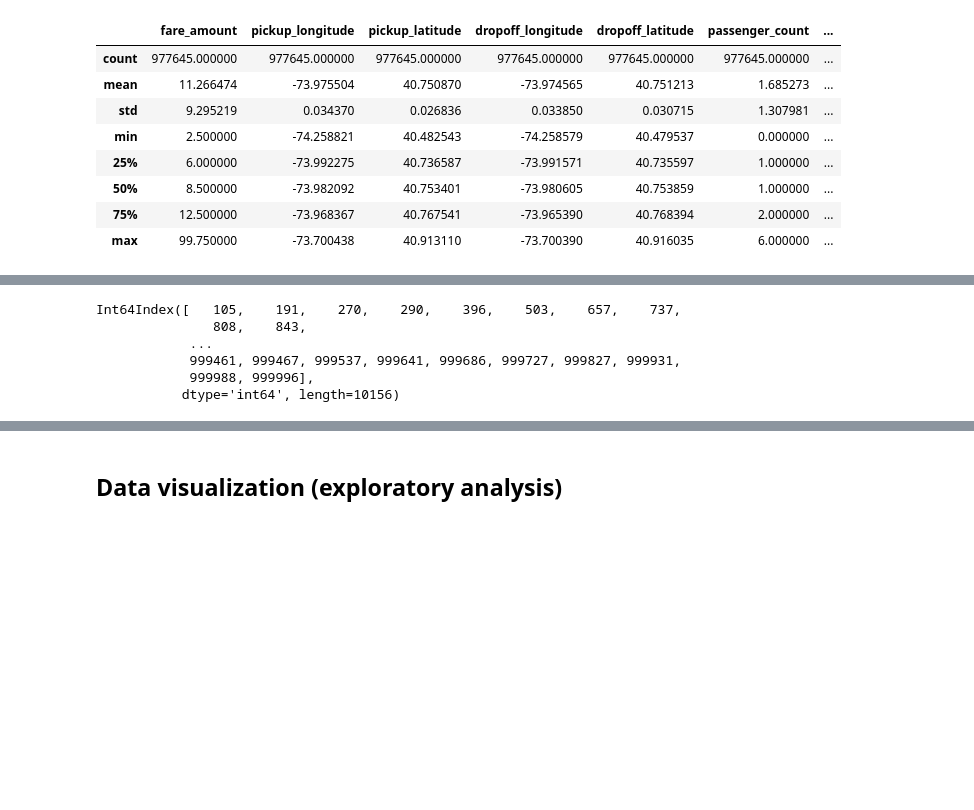
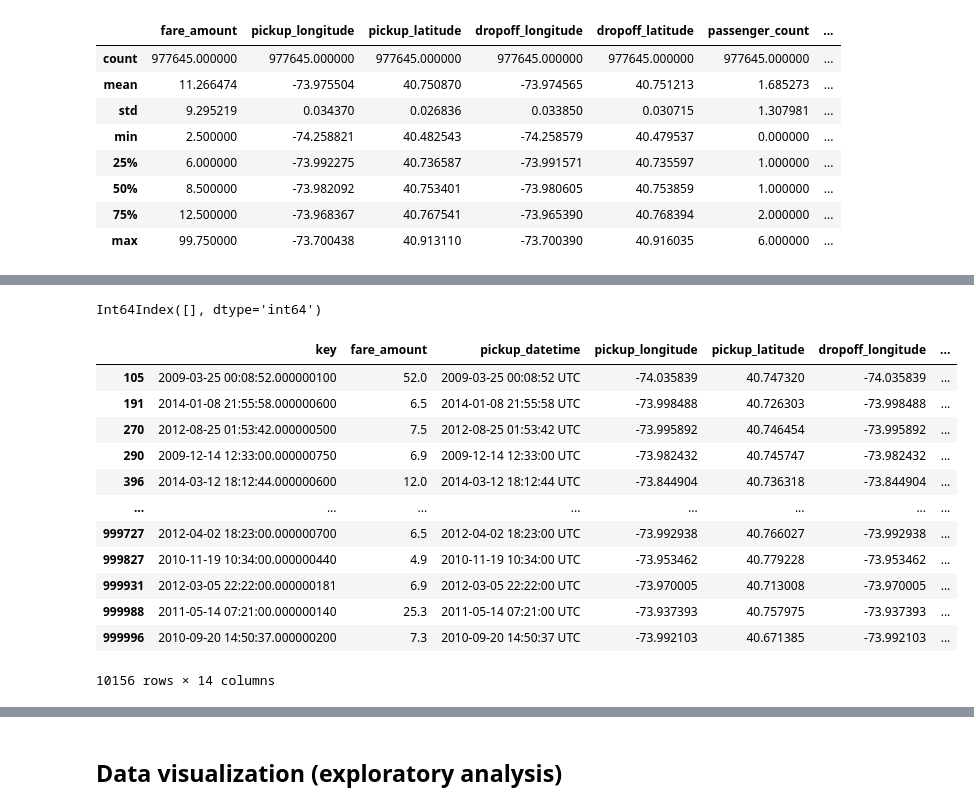
Before and after one commit to ana-rlopez/NYC_taxi_fare_prediction, a Jupyter notebook: NYTaxiFare_1_ExploratoryAnalysis_&_Preprocessing.ipynb, the cells around one changed output, grey strips where cells are left out. Drawn from its saved outputs; the diff is of its cells as text; code cells hidden in the pictures; blank space fills up the shorter version.

Commit message:
Changed distance method due to convengency warning, and fixed mistake of dropping certain distances equal to 0

```diff
--- a/NYTaxiFare_1_ExploratoryAnalysis_&_Preprocessing.ipynb
+++ b/NYTaxiFare_1_ExploratoryAnalysis_&_Preprocessing.ipynb
@@ -207,13 +191,26 @@ idx_distCaseB = train.index[ (train.distance != 0) &  ( (train.pickup_latitude =
+# %%
+#idx_distCaseB and idx_distCaseA seems empty, but there are distances of 0 (10156 rows)
+#so those have same pickup and dropoff coordinates
+idx_distCaseB
+# %% [output]
+Int64Index([], dtype='int64')
 # %%
-#also there seems not to be distances of 0
-train.index[train.distance == 0]
+
+train[train.distance == 0]
 # %% [output]
+|  | key | fare_amount | pickup_datetime | pickup_longitude | pickup_latitude | dropoff_longitude | ... |
+| 105 | 2009-03-25 00:08:52.000000100 | 52.0 | 2009-03-25 00:08:52 UTC | -74.035839 | 40.747320 | -74.035839 | ... |
+| 191 | 2014-01-08 21:55:58.000000600 | 6.5 | 2014-01-08 21:55:58 UTC | -73.998488 | 40.726303 | -73.998488 | ... |
+| 270 | 2012-08-25 01:53:42.000000500 | 7.5 | 2012-08-25 01:53:42 UTC | -73.995892 | 40.746454 | -73.995892 | ... |
+| 290 | 2009-12-14 12:33:00.000000750 | 6.9 | 2009-12-14 12:33:00 UTC | -73.982432 | 40.745747 | -73.982432 | ... |
+| 396 | 2014-03-12 18:12:44.000000600 | 12.0 | 2014-03-12 18:12:44 UTC | -73.844904 | 40.736318 | -73.844904 | ... |
+| ... | ... | ... | ... | ... | ... | ... | ... |
+| 999727 | 2012-04-02 18:23:00.000000700 | 6.5 | 2012-04-02 18:23:00 UTC | -73.992938 | 40.766027 | -73.992938 | ... |
+| 999827 | 2010-11-19 10:34:00.000000440 | 4.9 | 2010-11-19 10:34:00 UTC | -73.953462 | 40.779228 | -73.953462 | ... |
+| 999931 | 2012-03-05 22:22:00.000000181 | 6.9 | 2012-03-05 22:22:00 UTC | -73.970005 | 40.713008 | -73.970005 | ... |
+| 999988 | 2011-05-14 07:21:00.000000140 | 25.3 | 2011-05-14 07:21:00 UTC | -73.937393 | 40.757975 | -73.937393 | ... |
+| 999996 | 2010-09-20 14:50:37.000000200 | 7.3 | 2010-09-20 14:50:37 UTC | -73.992103 | 40.671385 | -73.992103 | ... |
-Int64Index([   105,    191,    270,    290,    396,    503,    657,    737,
-               808,    843,
-            ...
-            999461, 999467, 999537, 999641, 999686, 999727, 999827, 999931,
-            999988, 999996],
-           dtype='int64', length=10156)
+10156 rows × 14 columns
 # %%
 #log transform for distance helps
 train['distance_log'] = train['distance'].transform(lambda x: np.log(x+sys.float_info.epsilon))
```
Also changed, not shown: parts of 7 cells of this notebook.
